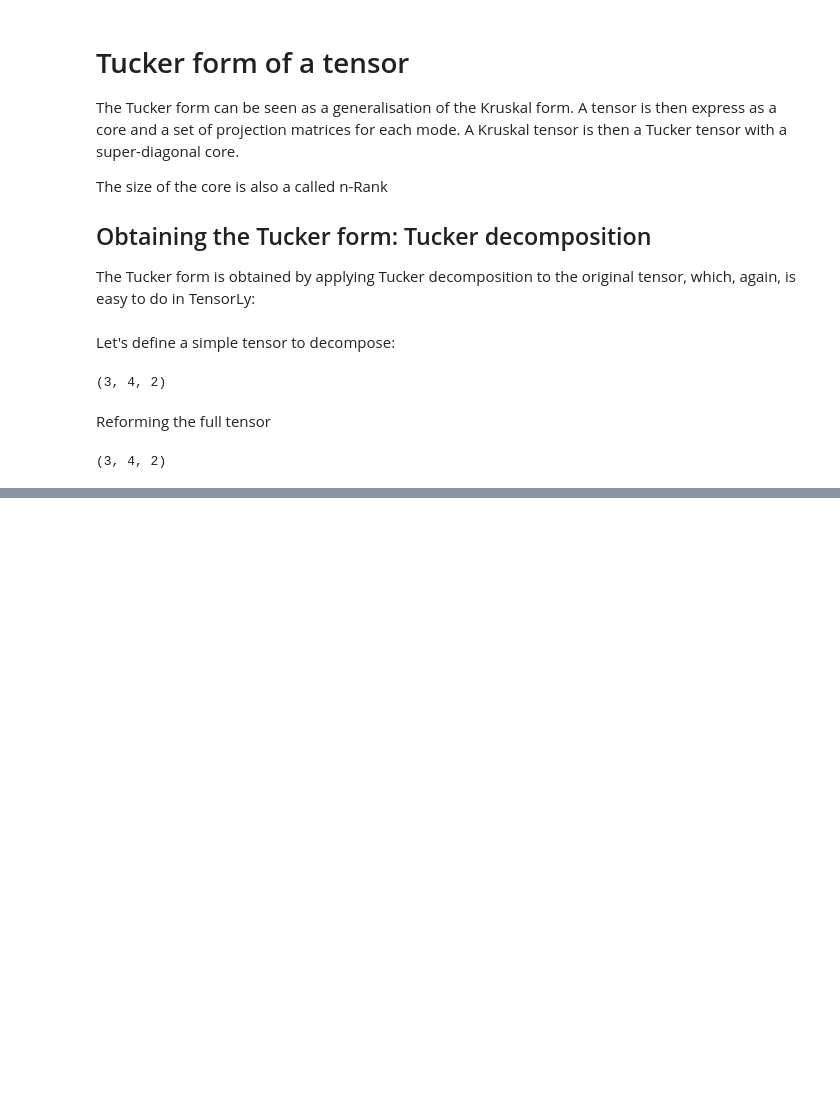
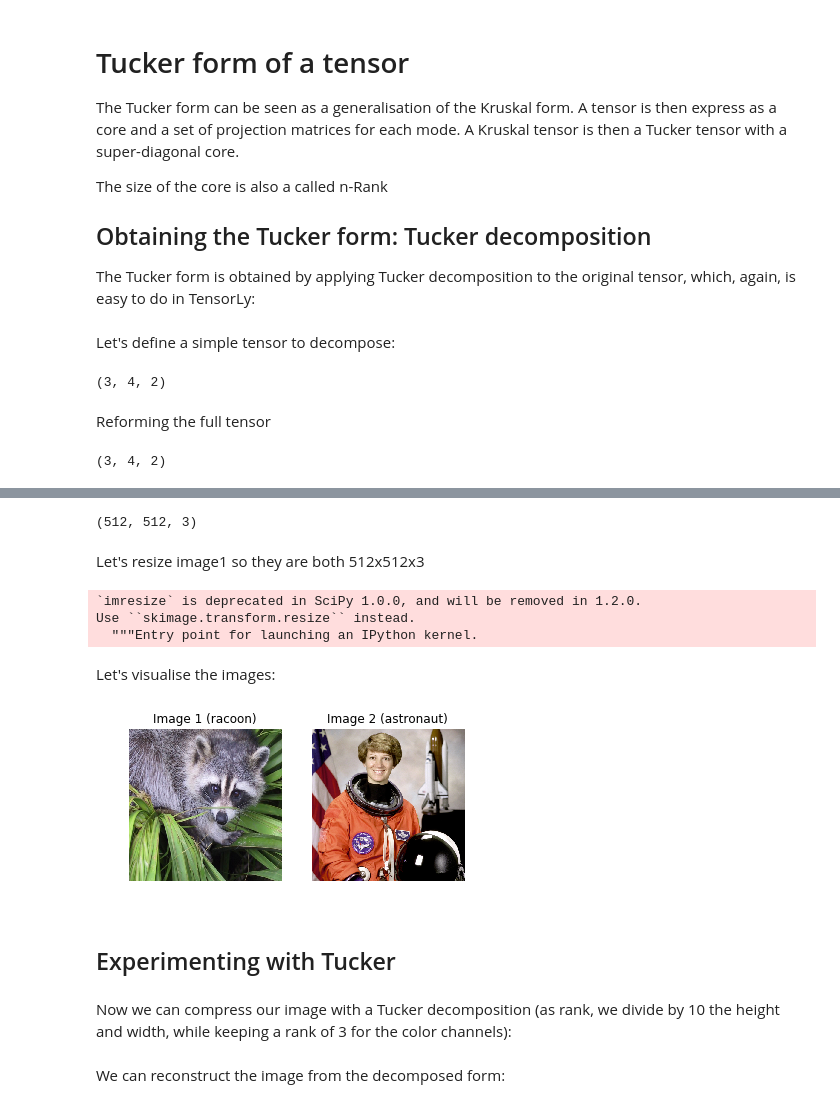
Before and after one commit to JeanKossaifi/ifi-summer-school, a Jupyter notebook: notebooks/3-tensor-decomposition.ipynb, the cells around one changed output, grey strips where cells are left out. Drawn from its saved outputs; the diff is of its cells as text; code cells hidden in the pictures; blank space fills up the shorter version.

```diff
--- a/notebooks/3-tensor-decomposition.ipynb
+++ b/notebooks/3-tensor-decomposition.ipynb
@@ -72,0 +77,27 @@ full_tensor.shape
+# %%
+from scipy.misc import face
+import matplotlib.pyplot as plt
+%matplotlib inline
+
+# Load the face
+image1 = face()
+
+# Let's load an astronaut image from scikit-image
+#     and excellent Python library for image manipulation
+# (if you don't have it you can pip install scikit-image)
+from skimage.data import astronaut
+
+image2 = astronaut()
+
+# Convert it to a tensor of floats
+image = np.array(image, dtype=np.float64)
+image2 = np.array(image2, dtype=np.float64)
+
+
+def to_image(tensor):
+    """convert a tensor of float values into an image
+    """
+    tensor -= tensor.min()
+    tensor /= tensor.max()
+    tensor *= 255
+    return tensor.astype(np.uint8)
@@ -72,0 +112,6 @@ full_tensor.shape
+# %%
+image2.shape
+# %% [output]
+(512, 512, 3)
+# %% [markdown]
+Let's resize image1 so they are both 512x512x3
@@ -72,0 +120,25 @@ full_tensor.shape
+# %%
+image1 = np.array(imresize(face(), [512, 512, 3]), dtype=np.float64)
+# %% [output]
+`imresize` is deprecated in SciPy 1.0.0, and will be removed in 1.2.0.
+Use ``skimage.transform.resize`` instead.
+  """Entry point for launching an IPython kernel.
+# %% [markdown]
+Let's visualise the images:
+# %%
+fig = plt.figure()
+ax = fig.add_subplot(1, 2, 1)
+ax.imshow(to_image(image1))
+ax.set_axis_off()
+plt.title('Image 1 (racoon)')
+ax = fig.add_subplot(1, 2, 2)
+ax.imshow(to_image(image2))
+ax.set_axis_off()
+plt.title('Image 2 (astronaut)')
+fig.show()
+# %% [output]
+[figure, added]
+# %% [markdown]
+## Experimenting with Tucker
+# %% [markdown]
+Now we can compress our image with a Tucker decomposition (as rank, we divide by 10 the height and width, while keeping a rank of 3 for the color channels):
@@ -72,0 +147,2 @@ full_tensor.shape
+# %% [markdown]
+We can reconstruct the image from the decomposed form:
```
Also changed, not shown: parts of 30 cells of this notebook, 11 other files.
